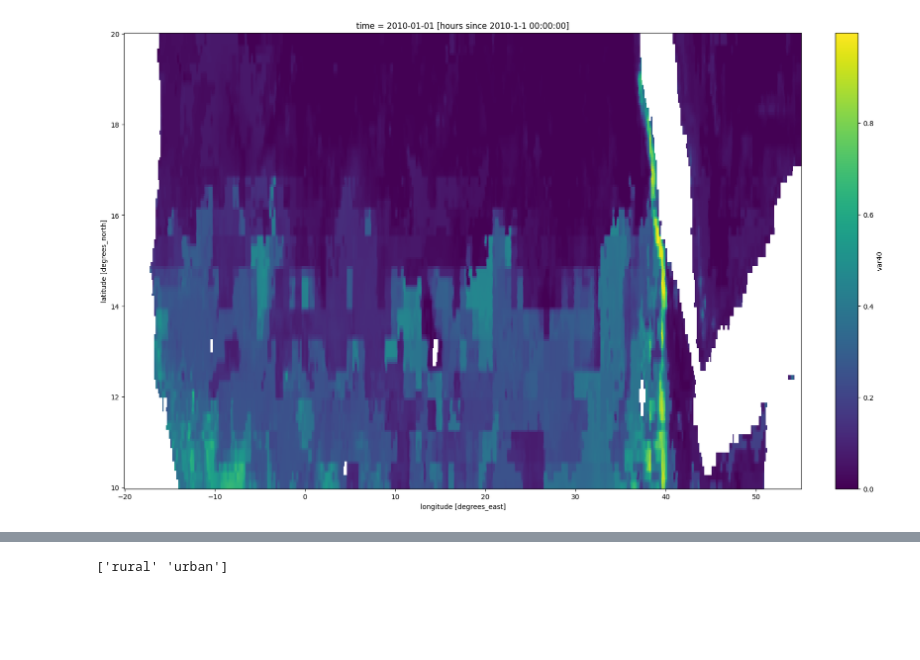
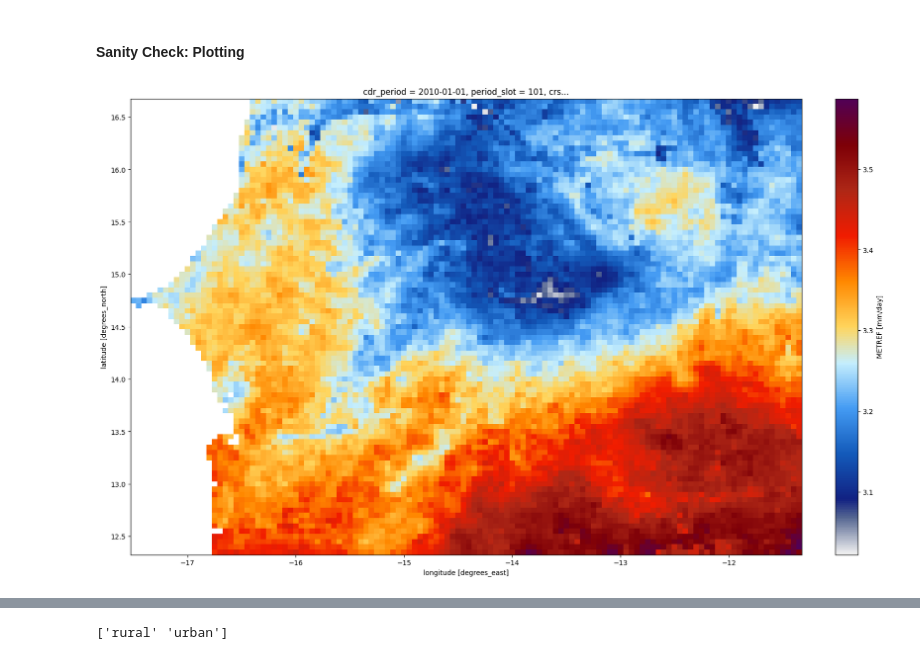
Before and after one commit to khizerzakir/dvcube, a Jupyter notebook: cube_example/xvec_kerchunk.ipynb, the cells around one changed output, grey strips where cells are left out. Saved outputs shown, nothing was run; the diff lists cells and outputs as text; code cells hidden in the pictures; blank space fills up the shorter version.

Commit message:
kerchucnk + metref plots

```diff
--- a/cube_example/xvec_kerchunk.ipynb
+++ b/cube_example/xvec_kerchunk.ipynb
@@ -164,0 +246,8 @@ print(ds.lat.values[:5], ds.lat.values[-5:], ds.lon.values[:5], ds.lon.values[-5
+# %%
+ds = apply_metref_quality_filter(
+    ds,
+    data_var="METREF",
+    qflag_var="quality_flag",
+    good_qflags=GOOD_QFLAGS
+)
+ds
@@ -164,0 +344,3 @@ print(ds.lat.values[:5], ds.lat.values[-5:], ds.lon.values[:5], ds.lon.values[-5
+# %%
+ds = add_cdr_halfmonth_period(ds)
+ds
@@ -165,11 +467,24 @@ print(ds.lat.values[:5], ds.lat.values[-5:], ds.lon.values[:5], ds.lon.values[-5
+# %%
+ds_halfmonth = (
+    aggregate_metref_halfmonth(
+        ds,
+        data_var="METREF_q"
+    )
+)
+# %%
+ds_halfmonth
+#assogn crs
+ds_halfmonth = ds_halfmonth.rio.write_crs("EPSG:4326", inplace=True)
+# %% [markdown]
+#### Sanity Check: Plotting
 # %%
-# Calculate aspect ratio for proper geographic display
-mean_lat = np.radians(float(ds['lat'].mean()))
+# # Calculate aspect ratio for proper geographic display
+# mean_lat = np.radians(float(ds['lat'].mean()))
 # aspect_ratio = 1.0 / np.cos(mean_lat)
 
 fig, ax = plt.subplots(figsize=(16, 10), constrained_layout=True)
-ds["var40"].isel(time=0).plot(ax=ax, cmap="viridis")
+ds_halfmonth["metref_mean"].isel(cdr_period=0).plot(ax=ax, cmap=metref_cmap)
 # ax.set_aspect(aspect_ratio)
 plt.show()
 # %% [output]
-[figure, old version]
+[figure, new version]
```
Also changed, not shown: parts of 71 cells of this notebook, 17 other files.
